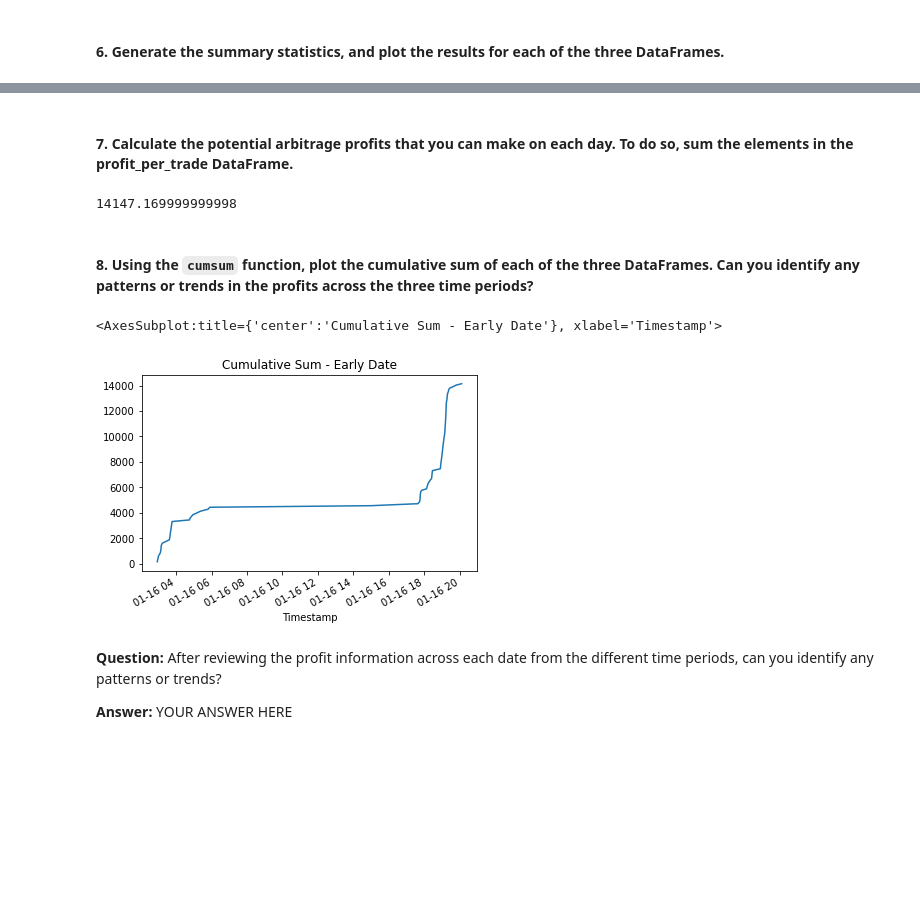
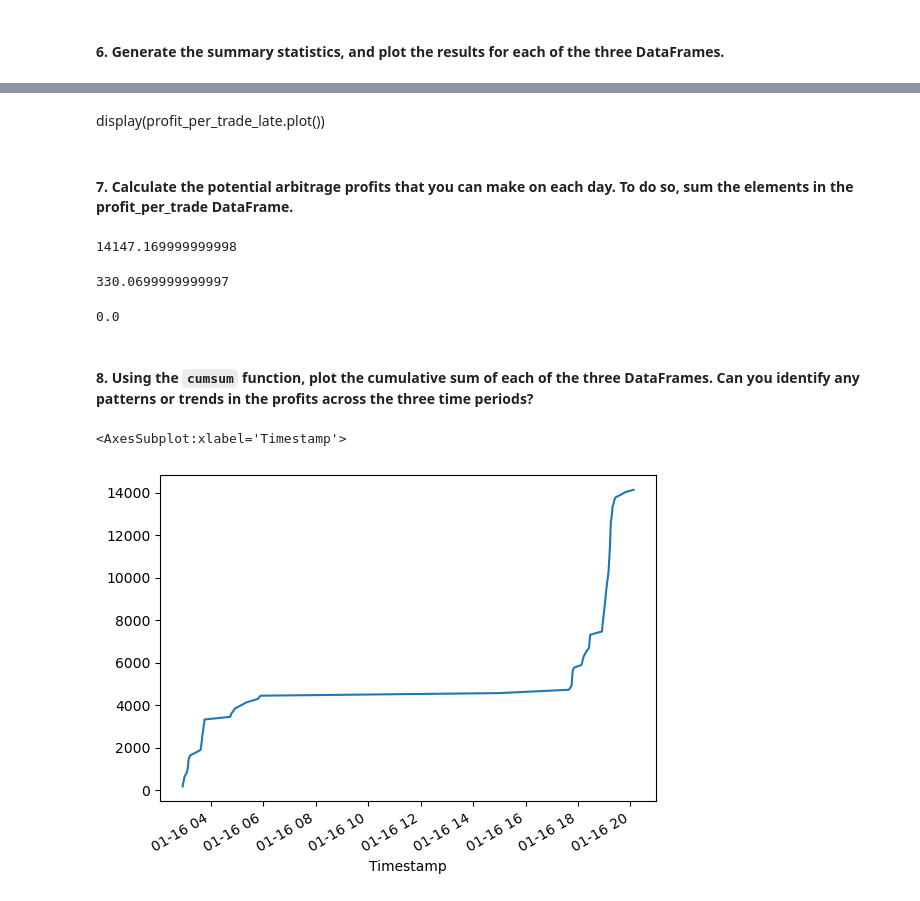
Before and after one commit to nahinhayat/Module3Challenge, a Jupyter notebook: Starter_Code 3/crypto_arbitrage.ipynb, the cells around one changed output, grey strips where cells are left out. Drawn from its saved outputs; the diff is of its cells as text; code cells hidden in the pictures; blank space fills up the shorter version.

Commit message:
inished the arbitrage analysis for all three dates then plotted profit points. all work has been completed

```diff
--- a/Starter_Code 3/crypto_arbitrage.ipynb
+++ b/Starter_Code 3/crypto_arbitrage.ipynb
@@ -327,7 +327,7 @@ coinbase_sliced.loc["2018-01-16":"2018-01-17"].plot(legend = True, figsize=(10,5
 # %%
 # Using the early date that you have selected, calculate the arbitrage spread
 # by subtracting the bitstamp lower closing prices from the coinbase higher closing prices
-arbitrage_spread_early = coinbase_sliced.loc["2018-01-16":"2018-01-17"] - bitstamp_sliced.loc["2018-01-16":"2018-01-17"]
+arbitrage_spread_early = coinbase_sliced.loc["2018-01-16"] - bitstamp_sliced.loc["2018-01-16"]
 
 # Generate summary statistics for the early DataFrame
 arbitrage_spread_early.describe()
@@ -472,12 +508,15 @@ Name: Close, dtype: float64
 # %% [markdown]
 #### 3. For each of the three dates, narrow down your trading opportunities even further. To do so, determine the number of times your trades with positive returns exceed the 1% minimum threshold that you need to cover your costs.
 # %%
-# For the date early in the dataset, determine the number of times your trades with positive returns
+# For the dates in the dataset, determine the number of times your trades with positive returns
 # exceed the 1% minimum threshold (.01) that you need to cover your costs
-profitable_trades_early = # YOUR CODE HERE
-
+profitable_trades_early = spread_return_early[spread_return_early > 0.01]
+profitable_trades_middle = spread_return_middle[spread_return_middle > 0.01]
+profitable_trades_late = spread_return_late[spread_return_late > 0.01]
 # Review the first five profitable trades
-# YOUR CODE HERE
+display(profitable_trades_early.head())
+display(profitable_trades_middle.head())
+display(profitable_trades_late.head())
 # %% [output]
 Timestamp
 2018-01-16 02:56:00    0.012962
@@ -505,15 +571,19 @@ Name: Close, dtype: float64
 # %% [markdown]
 #### 5. For each of the three dates, calculate the potential profit, in dollars, per trade. To do so, multiply the spread returns that were greater than 1% by the cost of what was purchased. Make sure to drop any missing values from the resulting DataFrame.
 # %%
-# For the date early in the dataset, calculate the potential profit per trade in dollars
+# For the dates in the dataset, calculate the potential profit per trade in dollars
 # Multiply the profitable trades by the cost of the Bitcoin that was purchased
-profit_early = # YOUR CODE HERE
-
+profit_early = profitable_trades_early * bitstamp_sliced.loc["2018-01-16"]
+profit_middle = profitable_trades_middle * bitstamp_sliced.loc["2018-02-24"]
+profit_late = profitable_trades_late * bitstamp_sliced.loc["2018-03-26"]
 # Drop any missing values from the profit DataFrame
-profit_per_trade_early = # YOUR CODE HERE
-
-# View the early profit DataFrame
-# YOUR CODE HERE
+profit_per_trade_early = profit_early.dropna()
+profit_per_trade_middle = profit_middle.dropna()
+profit_per_trade_late = profit_late.dropna()
+# View the profit DataFrame
+display(profit_per_trade_early.head())
+display(profit_per_trade_middle.head())
+display(profit_per_trade_late.head())
 # %% [output]
 Timestamp
 2018-01-16 02:56:00    162.01
@@ -552,22 +647,26 @@ Name: Close, dtype: float64
+# %% [markdown]
+display(profit_per_trade_late.plot())
 # %% [markdown]
 #### 7. Calculate the potential arbitrage profits that you can make on each day. To do so, sum the elements in the profit_per_trade DataFrame.
 # %%
-# Calculate the sum of the potential profits for the early profit per trade DataFrame
-# YOUR CODE HERE
+# calculate the sum of the potential profits for the profits per trade DataFrame
+display(profit_per_trade_early.sum())
+display(profit_per_trade_middle.sum())
+display(profit_per_trade_late.sum())
 # %% [output]
 14147.169999999998
+330.0699999999997
+0.0
 # %% [markdown]
 #### 8. Using the `cumsum` function, plot the cumulative sum of each of the three DataFrames. Can you identify any patterns or trends in the profits across the three time periods?
 # %%
-# Use the cumsum function to calculate the cumulative profits over time for the early profit per trade DataFrame
-cumulative_profit_early = # YOUR CODE HERE
+# Use the cumsum function to calculate the cumulative profits over time for the profit per trade DataFrame
+cumulative_profit_early = profit_per_trade_early.cumsum()
+cumulative_profit_middle = profit_per_trade_middle.cumsum()
+cumulative_profit_late = profit_per_trade_late.cumsum()
 # %%
-# Plot the cumulative sum of profits for the early profit per trade DataFrame
-# YOUR CODE HERE
+# Plot the cumulative sum of profits for the profit per trade DataFrame
+cumulative_profit_early.plot()
 # %% [output]
-<AxesSubplot:title={'center':'Cumulative Sum - Early Date'}, xlabel='Timestamp'>
+<AxesSubplot:xlabel='Timestamp'>
-[figure, old version]
+[figure, new version]
-# %% [markdown]
-**Question:** After reviewing the profit information across each date from the different time periods, can you identify any patterns or trends?
-
-**Answer:** YOUR ANSWER HERE
```
Also changed, not shown: parts of 20 cells of this notebook.
